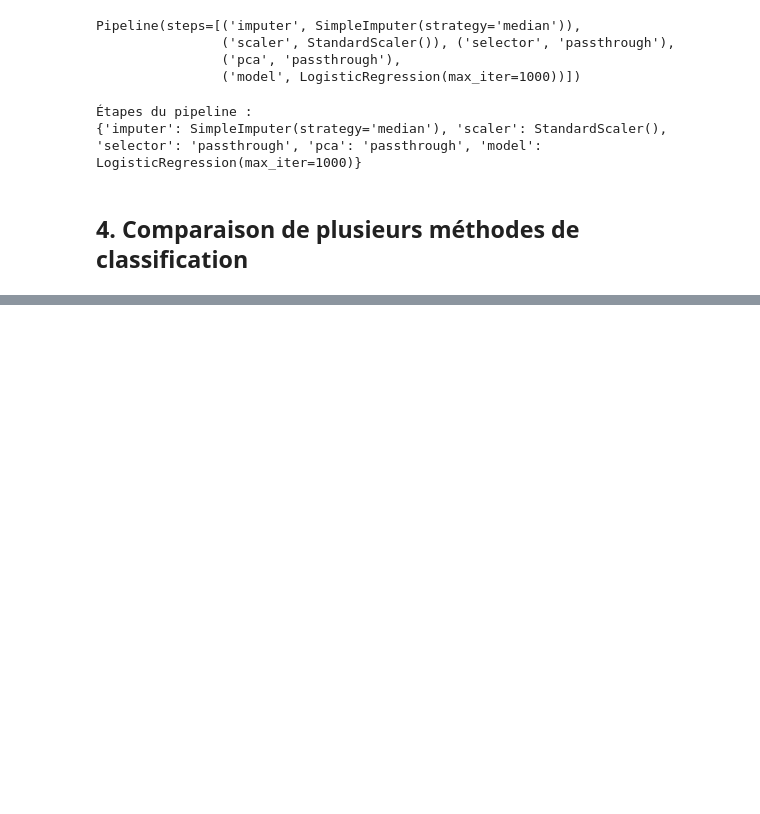
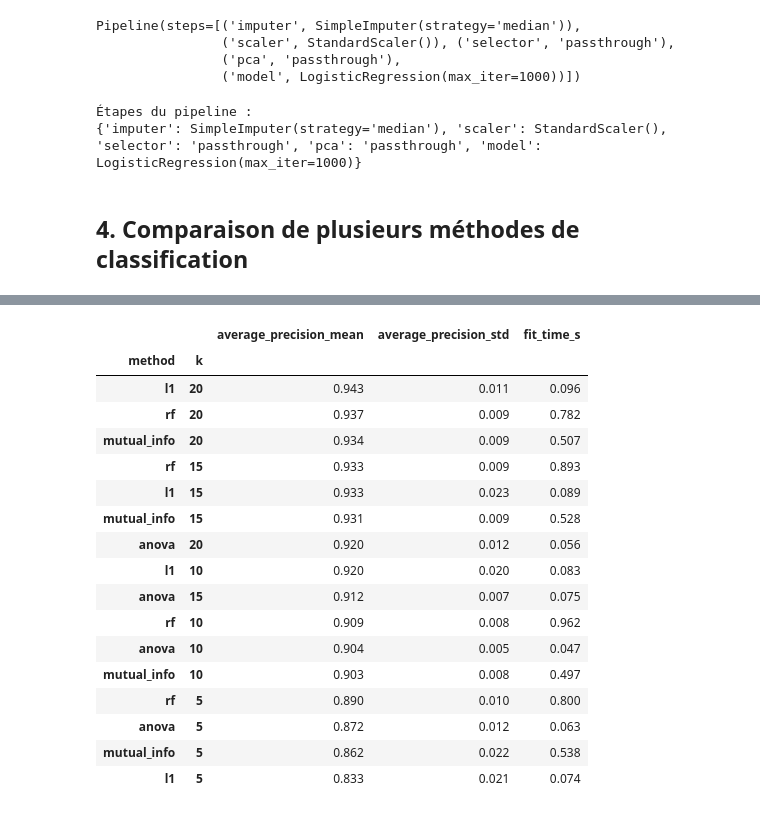
Before and after one commit to j4niro/ml-project, a Jupyter notebook: 01_spambase.ipynb, the cells around one changed output, grey strips where cells are left out. Saved outputs shown, nothing was run; the diff lists cells and outputs as text; code cells hidden in the pictures; blank space fills up the shorter version.

```diff
--- a/01_spambase.ipynb
+++ b/01_spambase.ipynb
@@ -196,0 +189,39 @@ res
+# %%
+selector_model = LogisticRegression(
+    class_weight="balanced", max_iter=1000, random_state=SEED
+)
+
+selector_table = ml.compare_feature_selectors(
+    selector_model,
+    X_train_spam,
+    y_train_spam,
+    methods=("anova", "mutual_info", "l1", "rf"),
+    k_values=(5, 10, 15, 20),
+    cv=5,
+    scoring="average_precision",
+)
+
+display(
+    selector_table
+    .round(3)
+    .sort_values("average_precision_mean", ascending=False)
+)
+# %% [output]
+|  |  | average_precision_mean | average_precision_std | fit_time_s |
+| method | k |  |  |  |
+| l1 | 20 | 0.943 | 0.011 | 0.096 |
+| rf | 20 | 0.937 | 0.009 | 0.782 |
+| mutual_info | 20 | 0.934 | 0.009 | 0.507 |
+| rf | 15 | 0.933 | 0.009 | 0.893 |
+| l1 | 15 | 0.933 | 0.023 | 0.089 |
+| mutual_info | 15 | 0.931 | 0.009 | 0.528 |
+| anova | 20 | 0.920 | 0.012 | 0.056 |
+| l1 | 10 | 0.920 | 0.020 | 0.083 |
+| anova | 15 | 0.912 | 0.007 | 0.075 |
+| rf | 10 | 0.909 | 0.008 | 0.962 |
+| anova | 10 | 0.904 | 0.005 | 0.047 |
+| mutual_info | 10 | 0.903 | 0.008 | 0.497 |
+| rf | 5 | 0.890 | 0.010 | 0.800 |
+| anova | 5 | 0.872 | 0.012 | 0.063 |
+| mutual_info | 5 | 0.862 | 0.022 | 0.538 |
+| l1 | 5 | 0.833 | 0.021 | 0.074 |
```
Also changed, not shown: parts of 21 cells of this notebook, 3 other files.
